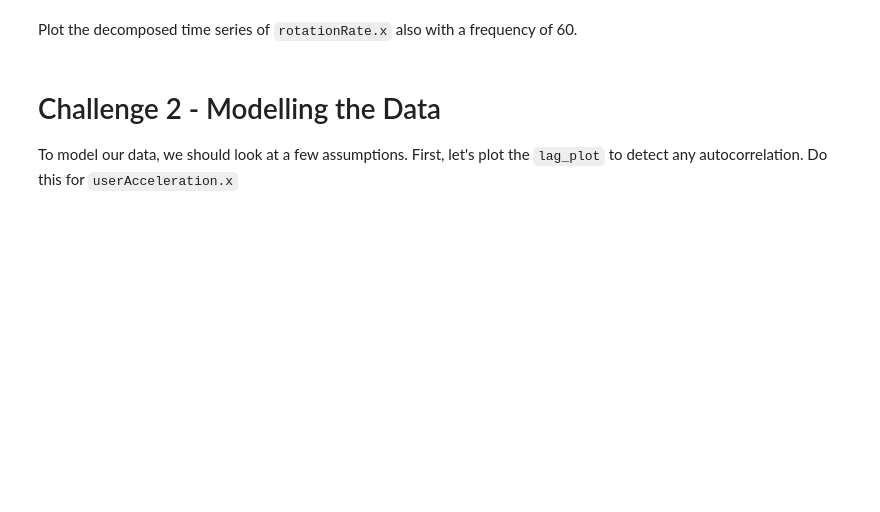
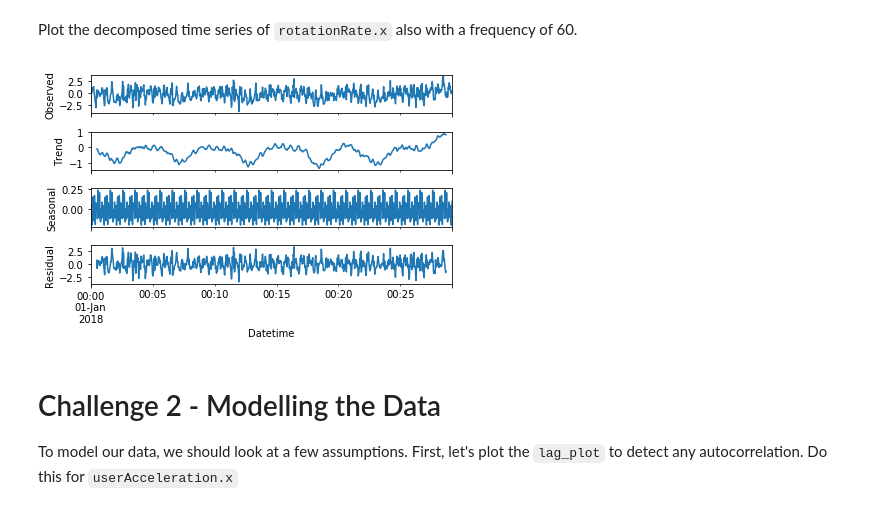
Before and after one commit to ironhack-datalabs/datamad0419, a Jupyter notebook: module-2/lab-time-series/your-code/main.ipynb, the cells around one changed output. Saved outputs shown, nothing was run; the diff lists cells and outputs as text; code cells hidden in the pictures; blank space fills up the shorter version.

```diff
--- a/module-2/lab-time-series/your-code/main.ipynb
+++ b/module-2/lab-time-series/your-code/main.ipynb
@@ -79,5 +96,10 @@ Our next step is to decompose the time series and evaluate the patterns in the d
 # %% [markdown]
 Plot the decomposed time series of `rotationRate.x` also with a frequency of 60.
+# %%
+res2 = sm.tsa.seasonal_decompose(sensor['rotationRate.x'], freq=60)
+resplot = res2.plot()
+# %% [output]
+[figure, added]
 # %% [markdown]
 # Challenge 2 - Modelling the Data
 
```
Also changed, not shown: parts of 16 cells of this notebook.
